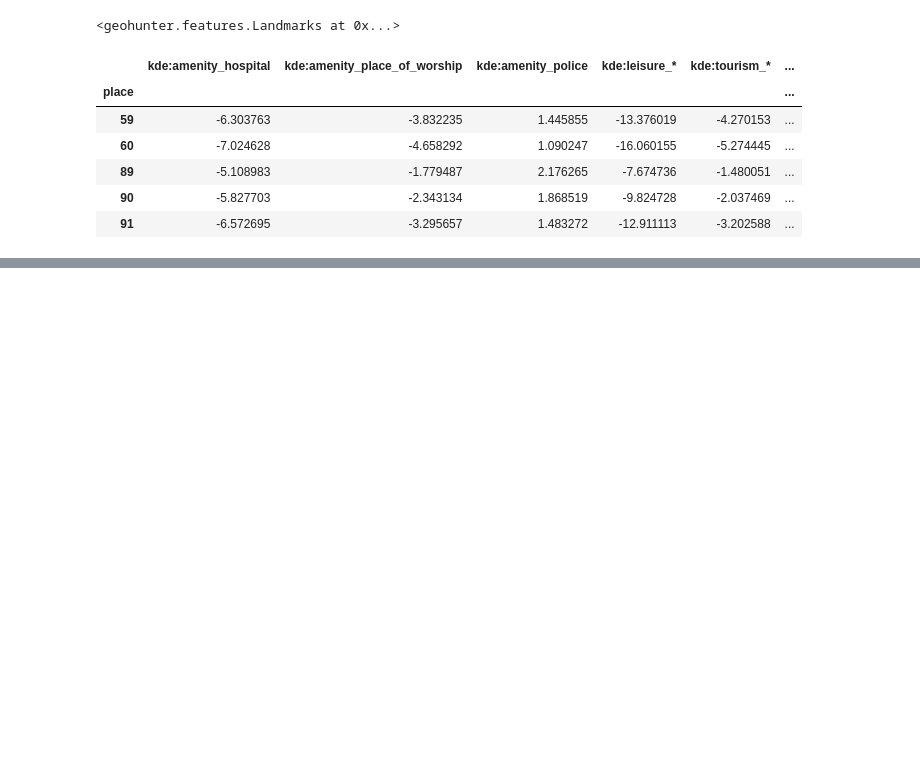
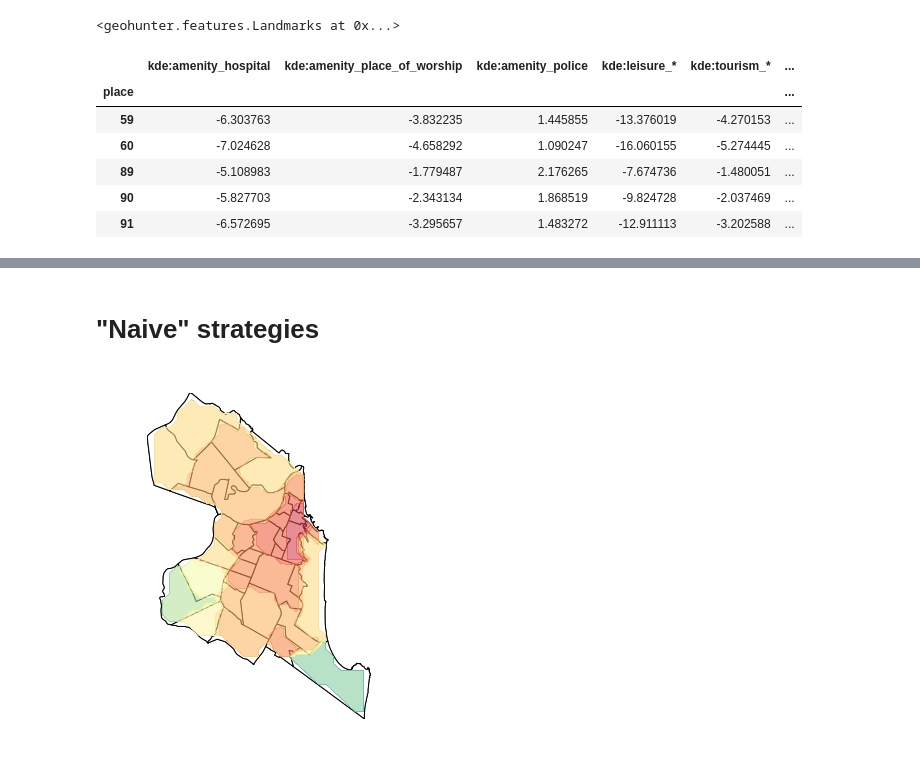
Before and after one commit to adaj/geohunter, a Jupyter notebook: examples/natal/features_example.ipynb, the cells around one changed output, grey strips where cells are left out. Drawn from its saved outputs; the diff is of its cells as text; code cells hidden in the pictures; blank space fills up the shorter version.

Commit message:
adding naive geographic feature extraction methods

```diff
--- a/examples/natal/features_example.ipynb
+++ b/examples/natal/features_example.ipynb
@@ -69,0 +70,13 @@ plot_kde(districts, grid, X['kde:highway_bus_stop'], ax)
+# %% [markdown]
+# "Naive" strategies
+# %%
+# Compute the mean KDE value for each district (requires KDEFeatures)
+
+Xd = geohunter.features.kde_mean_grid_column(grid, X, column='BAIRRO')
+
+fig, ax = plt.subplots(figsize=(4,6))
+districts.plot(ax=ax, color='white', edgecolor='black')
+plot_kde(districts, grid, Xd['kde:amenity_hospital'], ax=ax, cmin=-5, cmax=8)
+ax.axis('off');
+# %% [output]
+[figure, added]
```
Also changed, not shown: parts of 3 cells of this notebook, 1 other file.
